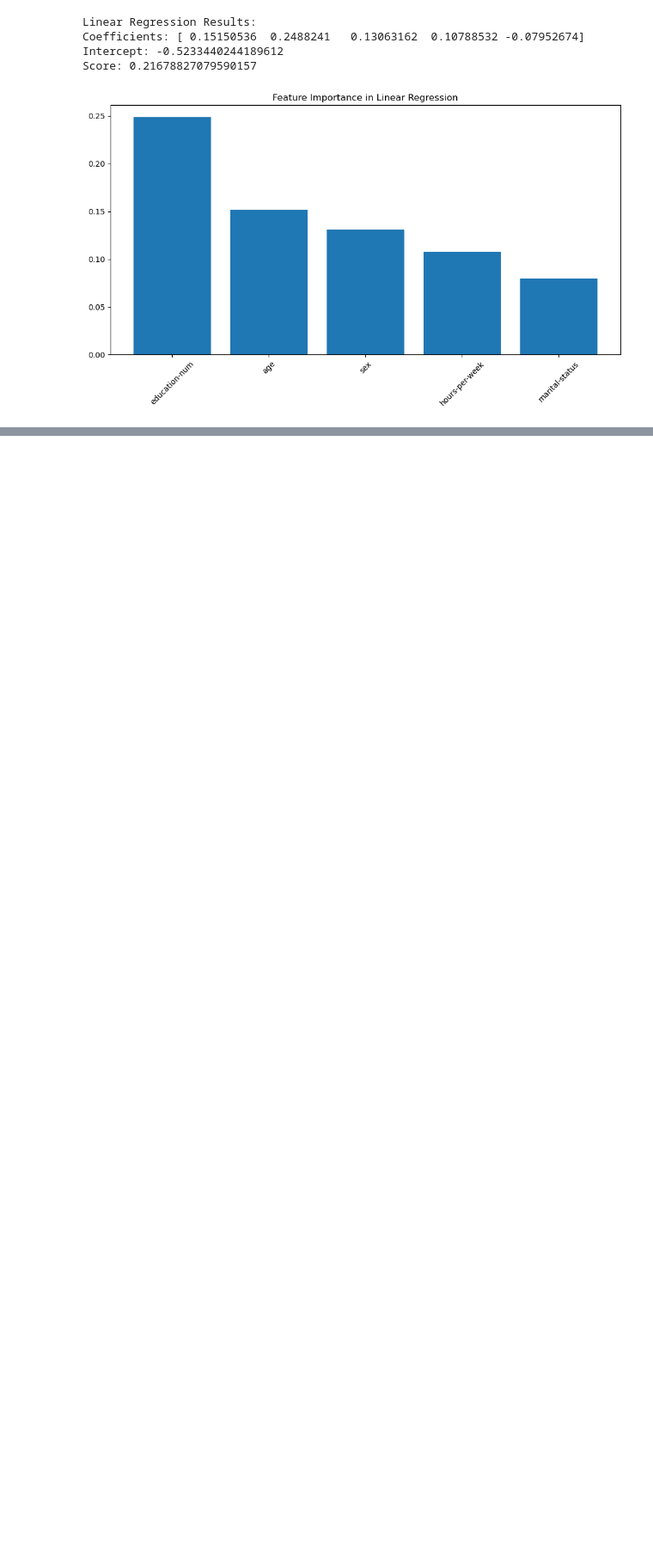
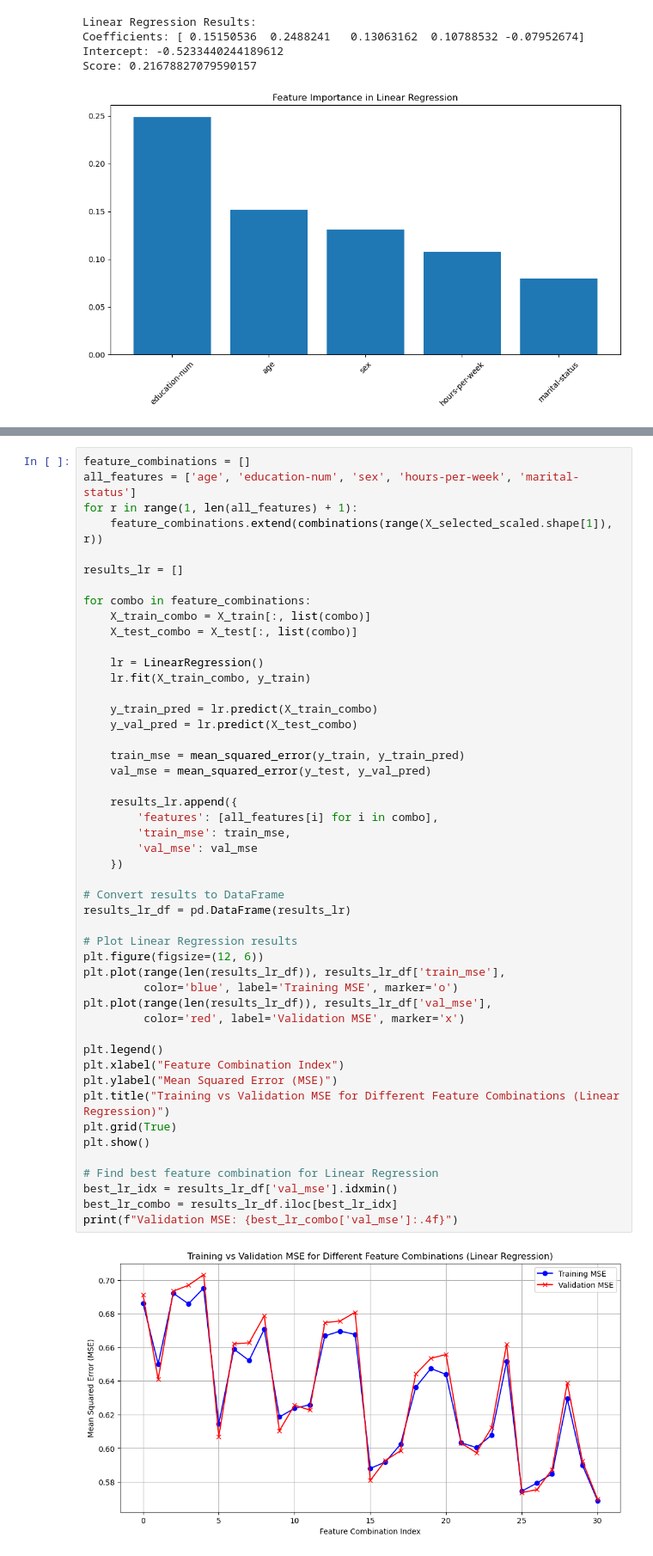
Before and after one commit to JunyuLi1/178pj, a Jupyter notebook: linear_kkn.ipynb, the cells around one changed output, grey strips where cells are left out. Shown at 86% size. Drawn from its saved outputs; the diff is of its cells as text; blank space fills up the shorter version.

```diff
--- a/linear_kkn.ipynb
+++ b/linear_kkn.ipynb
@@ -130,0 +141,50 @@ Score: 0.21678827079590157
+# %%
+feature_combinations = []
+all_features = ['age', 'education-num', 'sex', 'hours-per-week', 'marital-status']
+for r in range(1, len(all_features) + 1):
+    feature_combinations.extend(combinations(range(X_selected_scaled.shape[1]), r))
+
+results_lr = []
+
+for combo in feature_combinations:
+    X_train_combo = X_train[:, list(combo)]
+    X_test_combo = X_test[:, list(combo)]
+
+    lr = LinearRegression()
+    lr.fit(X_train_combo, y_train)
+
+    y_train_pred = lr.predict(X_train_combo)
+    y_val_pred = lr.predict(X_test_combo)
+
+    train_mse = mean_squared_error(y_train, y_train_pred)
+    val_mse = mean_squared_error(y_test, y_val_pred)
+
+    results_lr.append({
+        'features': [all_features[i] for i in combo],
+        'train_mse': train_mse,
+        'val_mse': val_mse
+    })
+
+# Convert results to DataFrame
+results_lr_df = pd.DataFrame(results_lr)
+
+# Plot Linear Regression results
+plt.figure(figsize=(12, 6))
+plt.plot(range(len(results_lr_df)), results_lr_df['train_mse'],
+         color='blue', label='Training MSE', marker='o')
+plt.plot(range(len(results_lr_df)), results_lr_df['val_mse'],
+         color='red', label='Validation MSE', marker='x')
+
+plt.legend()
+plt.xlabel("Feature Combination Index")
+plt.ylabel("Mean Squared Error (MSE)")
+plt.title("Training vs Validation MSE for Different Feature Combinations (Linear Regression)")
+plt.grid(True)
+plt.show()
+
+# Find best feature combination for Linear Regression
+best_lr_idx = results_lr_df['val_mse'].idxmin()
+best_lr_combo = results_lr_df.iloc[best_lr_idx]
+print(f"Validation MSE: {best_lr_combo['val_mse']:.4f}")
+# %% [output]
+[figure, added]
```
Also changed, not shown: parts of 18 cells of this notebook.
